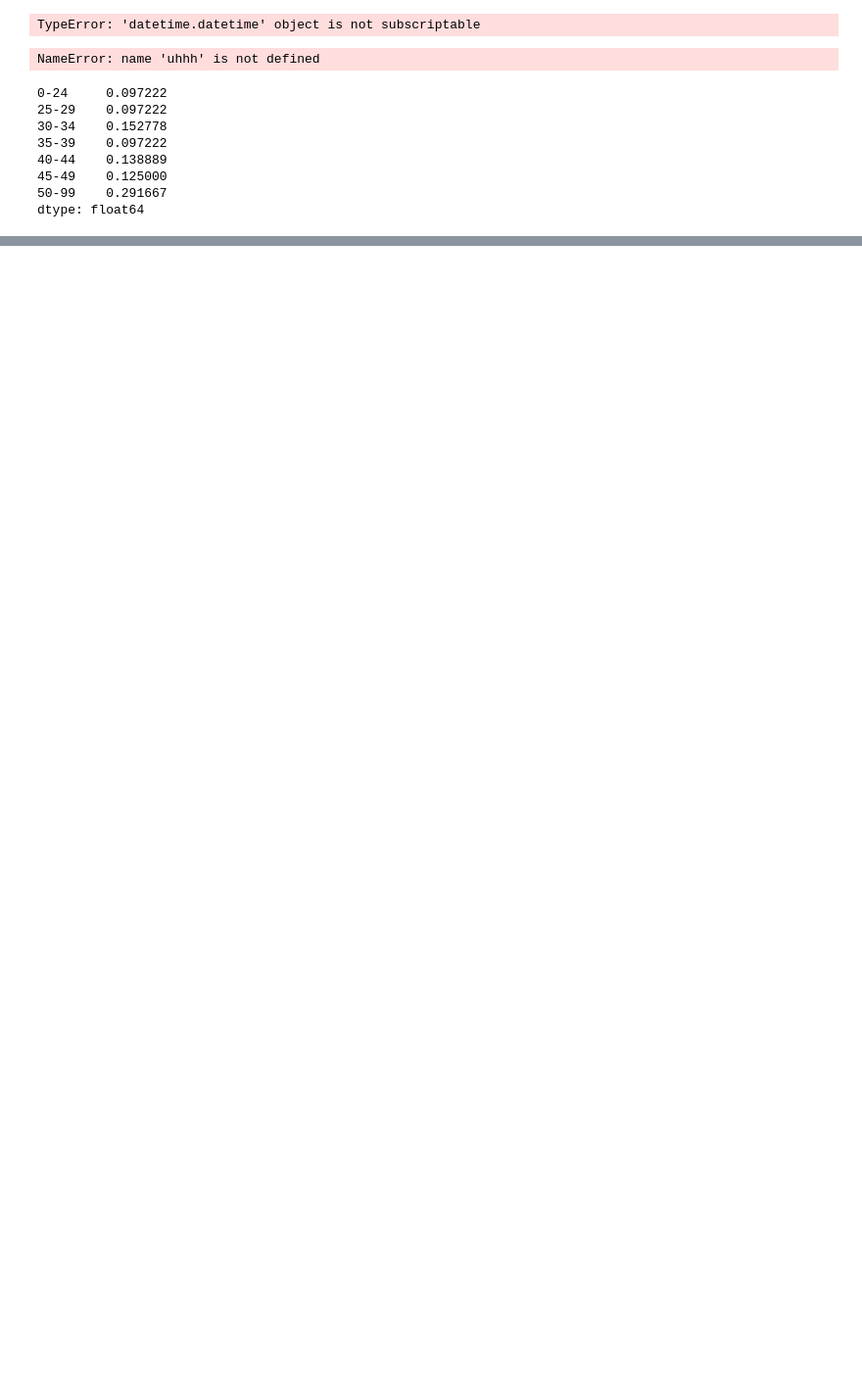
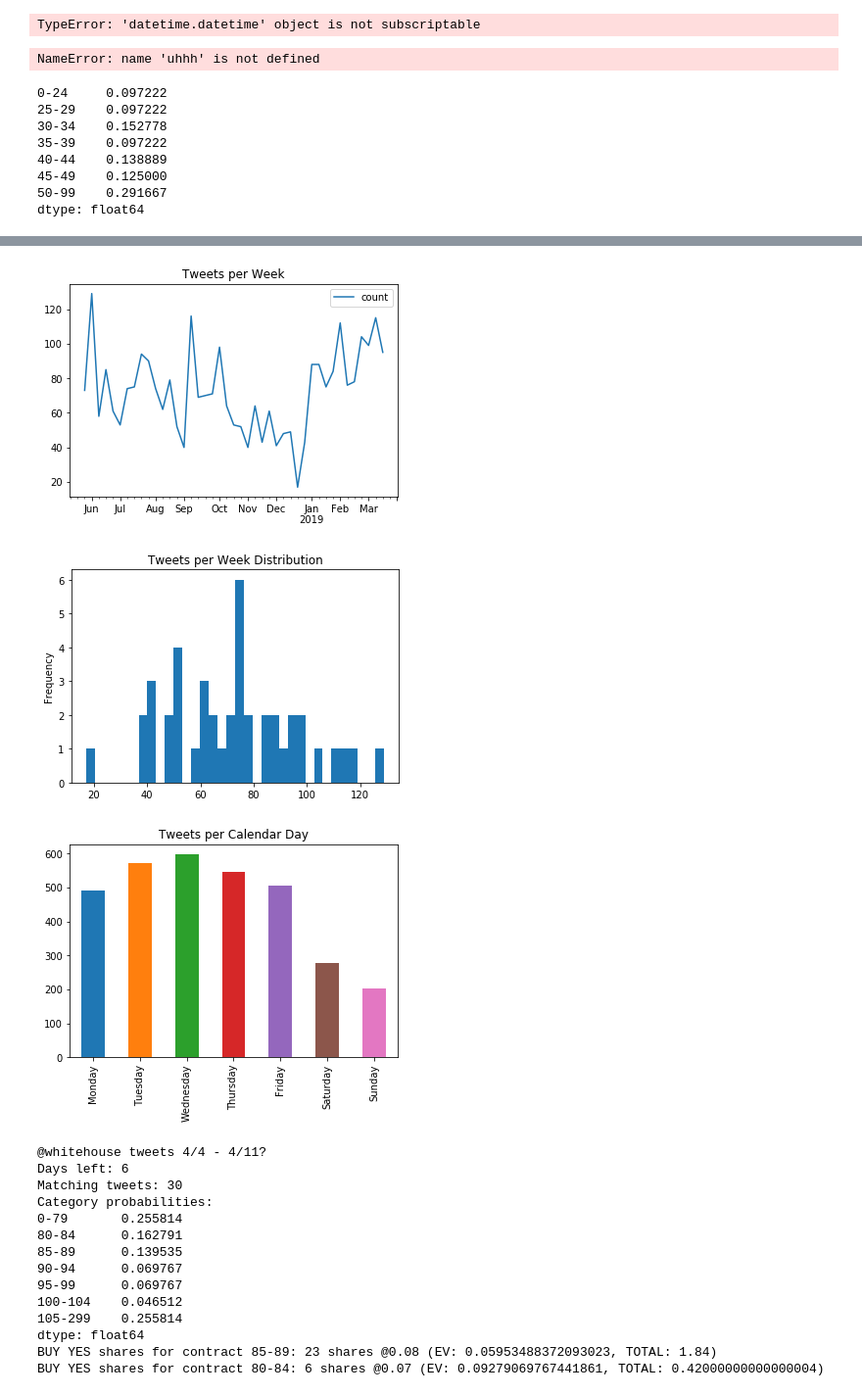
Before and after one commit to mng12689/predictit, a Jupyter notebook: Untitled.ipynb, the cells around one changed output, grey strips where cells are left out. Shown: that part at 98% size. Drawn from its saved outputs; the diff is of its cells as text; code cells hidden in the pictures; blank space fills up the shorter version.

```diff
--- a/Untitled.ipynb
+++ b/Untitled.ipynb
@@ -722,3 +674,53 @@ BUY NO shares for contract 40-44: 6 shares @0.51 (EV: 0.18565217391304348, TOTAL
+# %%
+positions = {
+    "0-79": {
+        "yes": [(.16, 19),(.1,12), (.06,20), (.05,10)]
+    },
+    "80-84": {
+        "yes": [(.07, 25), (.08,13),]
+    },
+    "85-89": {
+        "yes": [(.09, 15)]
+    },
+    #"90-94": {
+    #    "no": [(.88, 2)]
+    #},
+    "95-99": {
+        "no": [(.89, 2)]
+    },
+    "100-104": {
+        "no": [(.90, 3)]
+    },
+    "105-299": {
+        "no": [(.74, 4), (.6,1), (.41, 2)]
+    }
+}
+
+market = {
+    "id": 5407,
+    "twitter_handle": "@whitehouse",
+    "contract_map": [ ("14983", range(0, 80)), ("14985",range(80, 85)), ("14984", range(85, 90)), ("14986", range(90, 95)), ("14987",range(95, 100)), ("14988", range(100, 105)), ("14989",range(105, 300))]
+}
+eval_twitter_market(market, "data/tweets/@whitehouse.csv", positions, show_market_research=True)
+#outcomes(positions, [to_range_str(c[1]) for c in market["contract_map"]])
+# %% [output]
+[figure, added]
+[figure, added]
+[figure, added]
+@whitehouse tweets 4/4 - 4/11?
+Days left: 6
+Matching tweets: 30
+Category probabilities:
+0-79       0.255814
+80-84      0.162791
+85-89      0.139535
+90-94      0.069767
+95-99      0.069767
+100-104    0.046512
+105-299    0.255814
+dtype: float64
+BUY YES shares for contract 85-89: 23 shares @0.08 (EV: 0.05953488372093023, TOTAL: 1.84)
+BUY YES shares for contract 80-84: 6 shares @0.07 (EV: 0.09279069767441861, TOTAL: 0.42000000000000004)
 # %%
 # scale EV by risk for final quantity recommendations (to reduce volatility)
 # take expected tweets for day of week into account given some people dont tweet much on weekends
```
Also changed, not shown: parts of 20 cells of this notebook.
